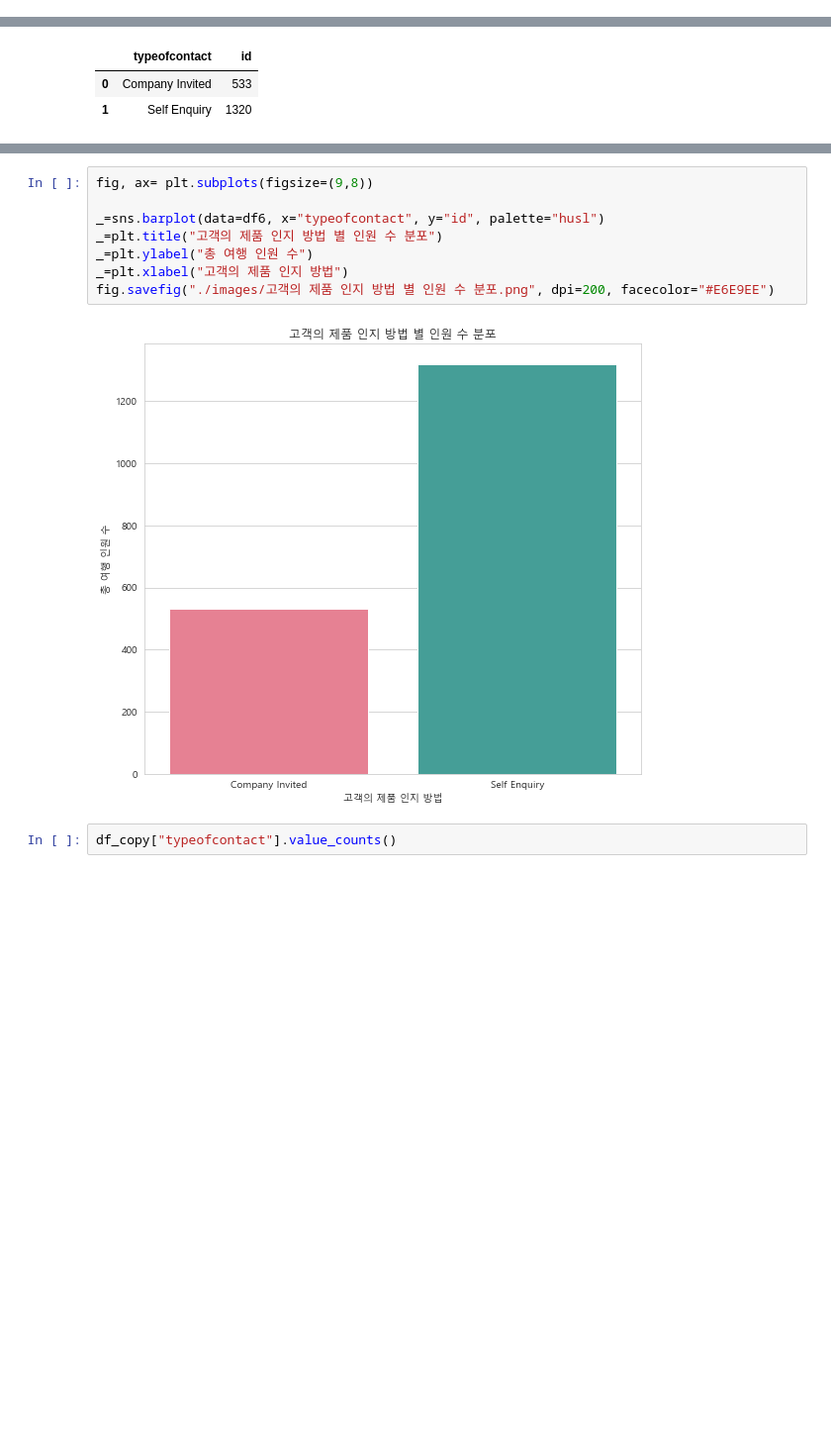
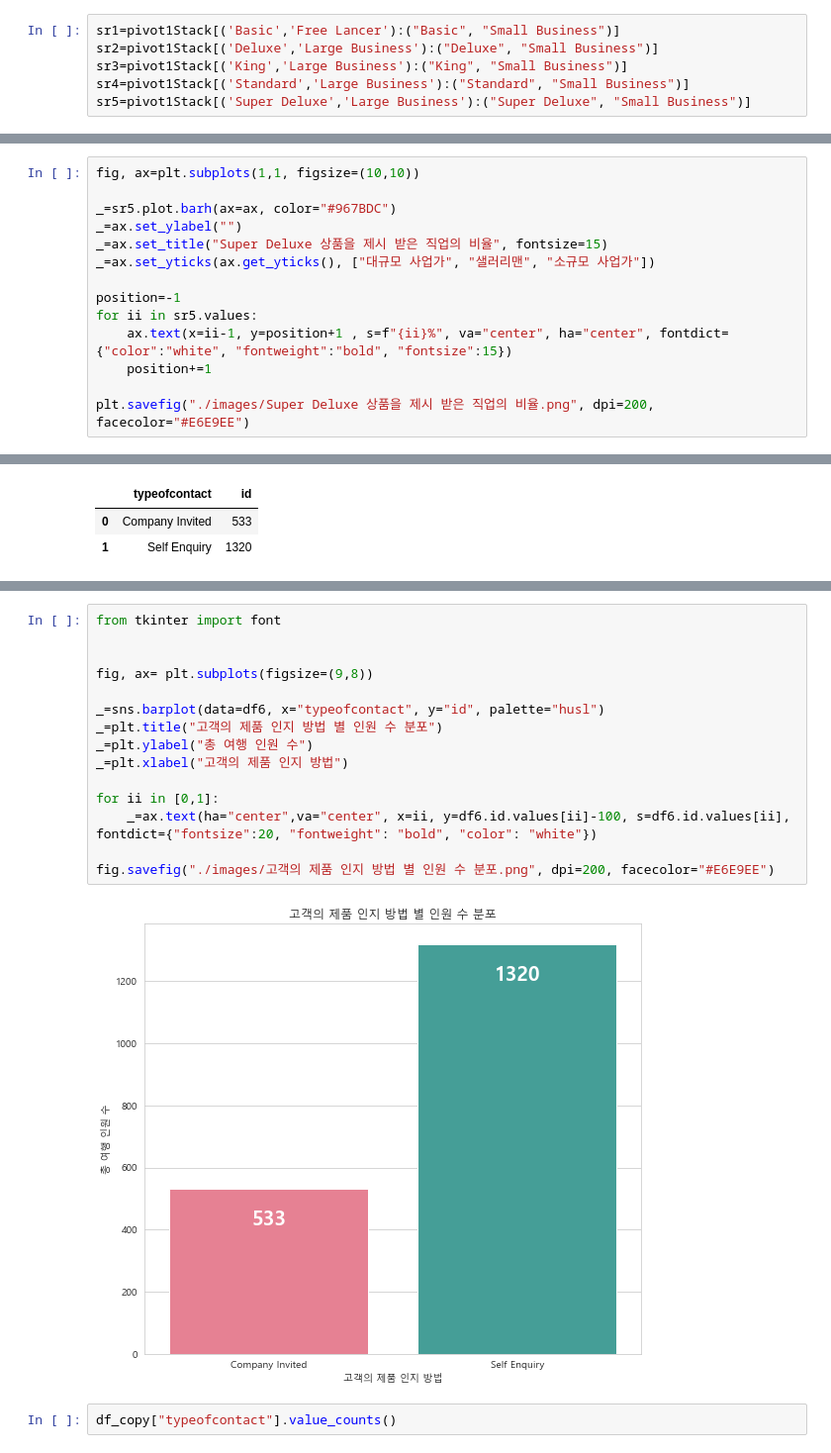
Before and after one commit to NohJeongKim/dacon-second-visualization, a Jupyter notebook: product.ipynb, the cells around one changed output, grey strips where cells are left out. Shown at 99% size. Drawn from its saved outputs; the diff is of its cells as text; blank space fills up the shorter version.

```diff
--- a/product.ipynb
+++ b/product.ipynb
@@ -623,0 +614,6 @@ plt.savefig("./images/직업 별 영업 사원이 고객에게 제시한 상품
+# %%
+sr1=pivot1Stack[('Basic','Free Lancer'):("Basic", "Small Business")]
+sr2=pivot1Stack[('Deluxe','Large Business'):("Deluxe", "Small Business")]
+sr3=pivot1Stack[('King','Large Business'):("King", "Small Business")]
+sr4=pivot1Stack[('Standard','Large Business'):("Standard", "Small Business")]
+sr5=pivot1Stack[('Super Deluxe','Large Business'):("Super Deluxe", "Small Business")]
@@ -623,0 +669,14 @@ plt.savefig("./images/직업 별 영업 사원이 고객에게 제시한 상품
+# %%
+fig, ax=plt.subplots(1,1, figsize=(10,10))
+
+_=sr5.plot.barh(ax=ax, color="#967BDC")
+_=ax.set_ylabel("")
+_=ax.set_title("Super Deluxe 상품을 제시 받은 직업의 비율", fontsize=15)
+_=ax.set_yticks(ax.get_yticks(), ["대규모 사업가", "샐러리맨", "소규모 사업가"])
+
+position=-1
+for ii in sr5.values:
+    ax.text(x=ii-1, y=position+1 , s=f"{ii}%", va="center", ha="center", fontdict={"color":"white", "fontweight":"bold", "fontsize":15})
+    position+=1
+
+plt.savefig("./images/Super Deluxe 상품을 제시 받은 직업의 비율.png", dpi=200, facecolor="#E6E9EE")
@@ -764,13 +828,20 @@ df6
 # %%
+from tkinter import font
+
+
 fig, ax= plt.subplots(figsize=(9,8))
 
 _=sns.barplot(data=df6, x="typeofcontact", y="id", palette="husl")
 _=plt.title("고객의 제품 인지 방법 별 인원 수 분포")
 _=plt.ylabel("총 여행 인원 수")
 _=plt.xlabel("고객의 제품 인지 방법")
+
+for ii in [0,1]:
+    _=ax.text(ha="center",va="center", x=ii, y=df6.id.values[ii]-100, s=df6.id.values[ii], fontdict={"fontsize":20, "fontweight": "bold", "color": "white"})
+
 fig.savefig("./images/고객의 제품 인지 방법 별 인원 수 분포.png", dpi=200, facecolor="#E6E9EE")
 # %% [output]
-[figure, old version]
+[figure, new version]
 # %%
 df_copy["typeofcontact"].value_counts()
 # %% [output]
```
Also changed, not shown: parts of 35 cells of this notebook, 11 other files.
